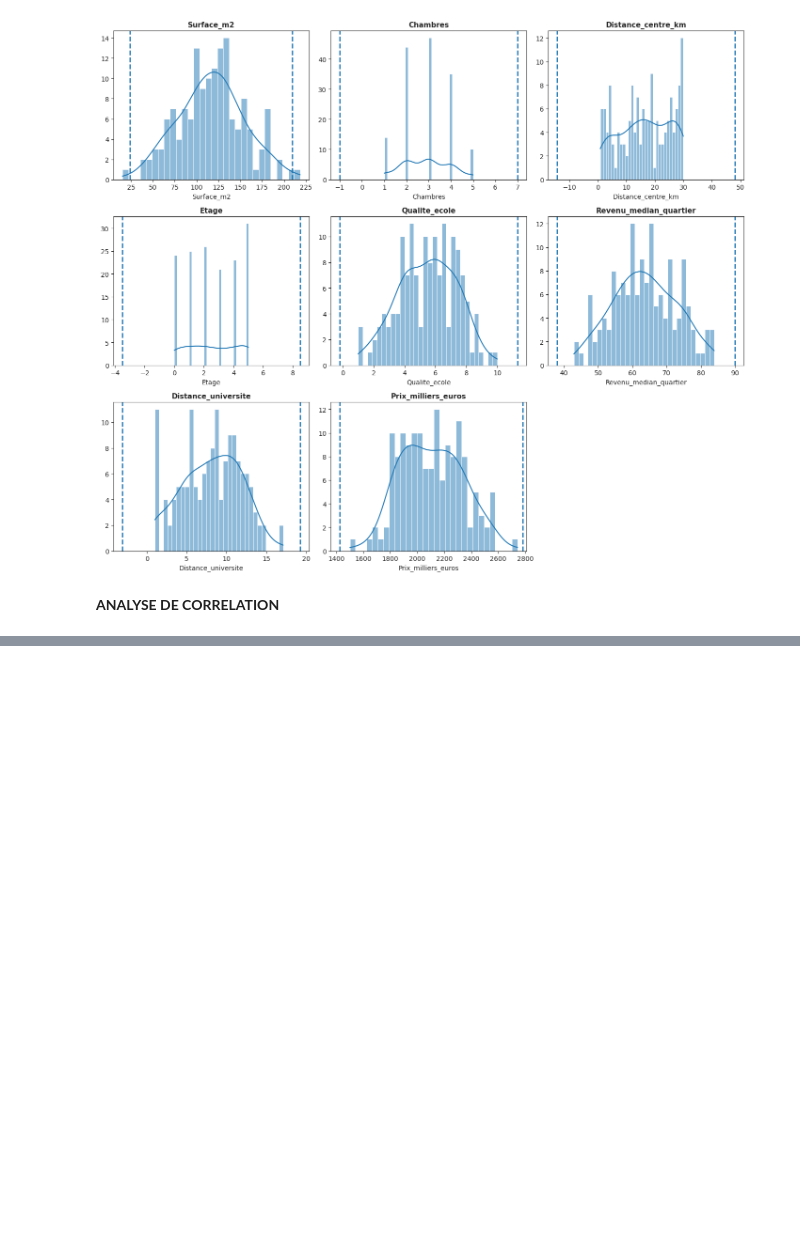
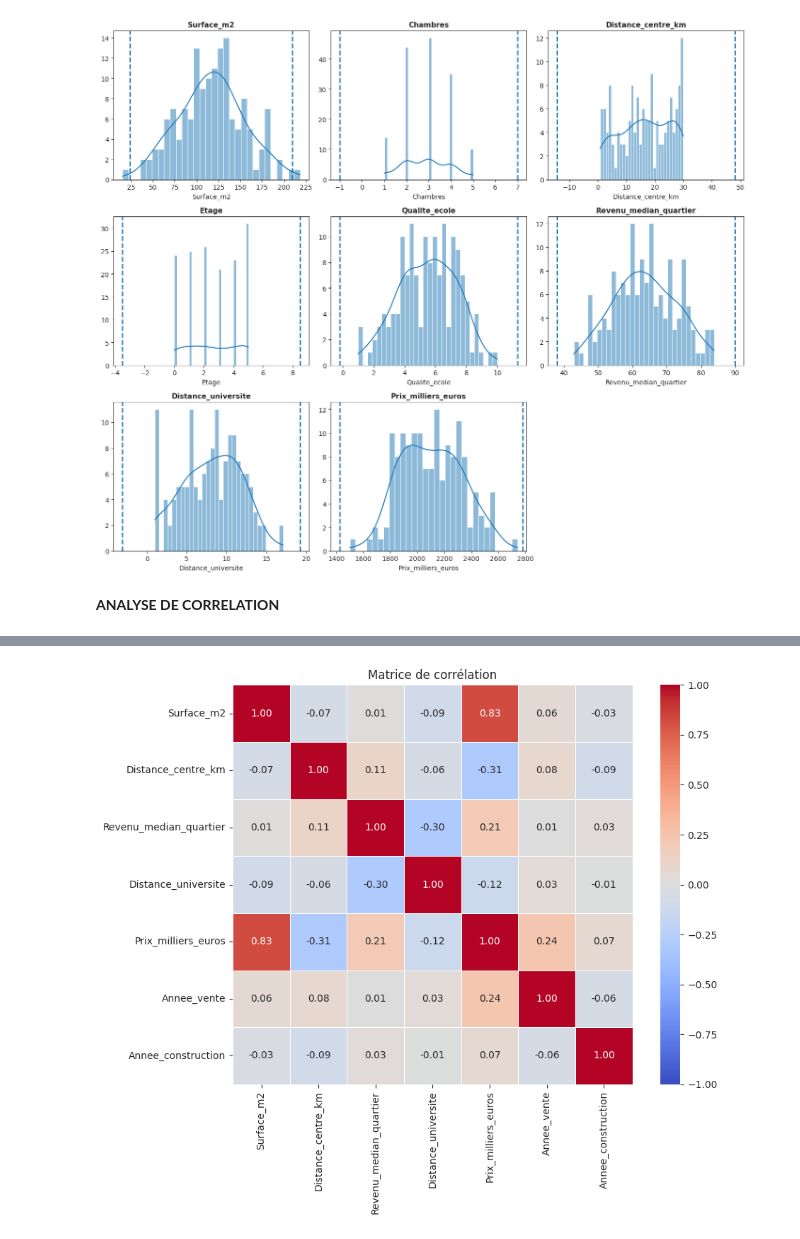
Before and after one commit to andrealoy/ImmoModel, a Jupyter notebook: 1.Premilinary_Analysis.ipynb, the cells around one changed output, grey strips where cells are left out. Saved outputs shown, nothing was run; the diff lists cells and outputs as text; code cells hidden in the pictures; blank space fills up the shorter version.

```diff
--- a/1.Premilinary_Analysis.ipynb
+++ b/1.Premilinary_Analysis.ipynb
@@ -177,0 +187,17 @@ corr
+# %%
+plt.figure(figsize=(10, 8))
+sns.heatmap(
+    corr,
+    annot=True,        # affiche les valeurs
+    fmt=".2f",
+    cmap="coolwarm",
+    vmin=-1, vmax=1,
+    square=True,
+    linewidths=0.5
+)
+plt.title("Matrice de corrélation")
+plt.tight_layout()
+plt.savefig("correlation_heatmap.png", dpi=300, bbox_inches="tight")
+plt.show()
+# %% [output]
+[figure, added]
```
Also changed, not shown: parts of 10 cells of this notebook.
